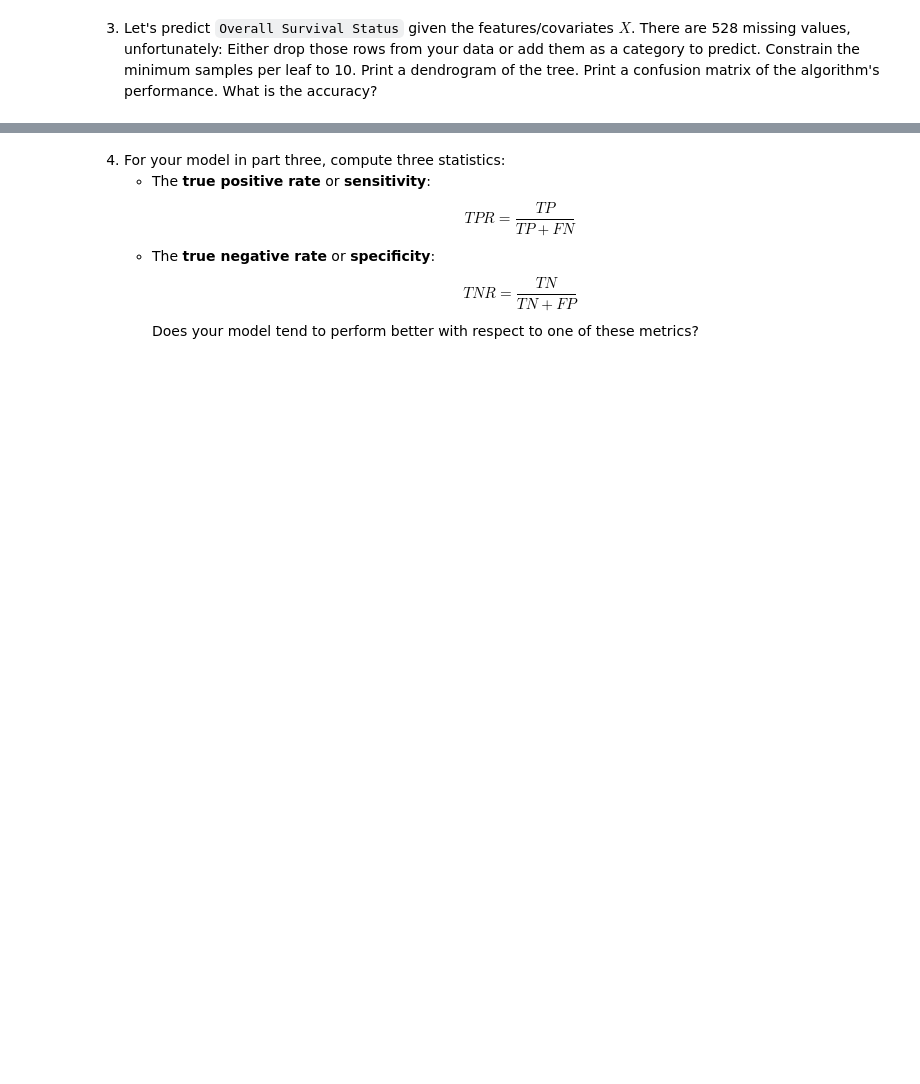
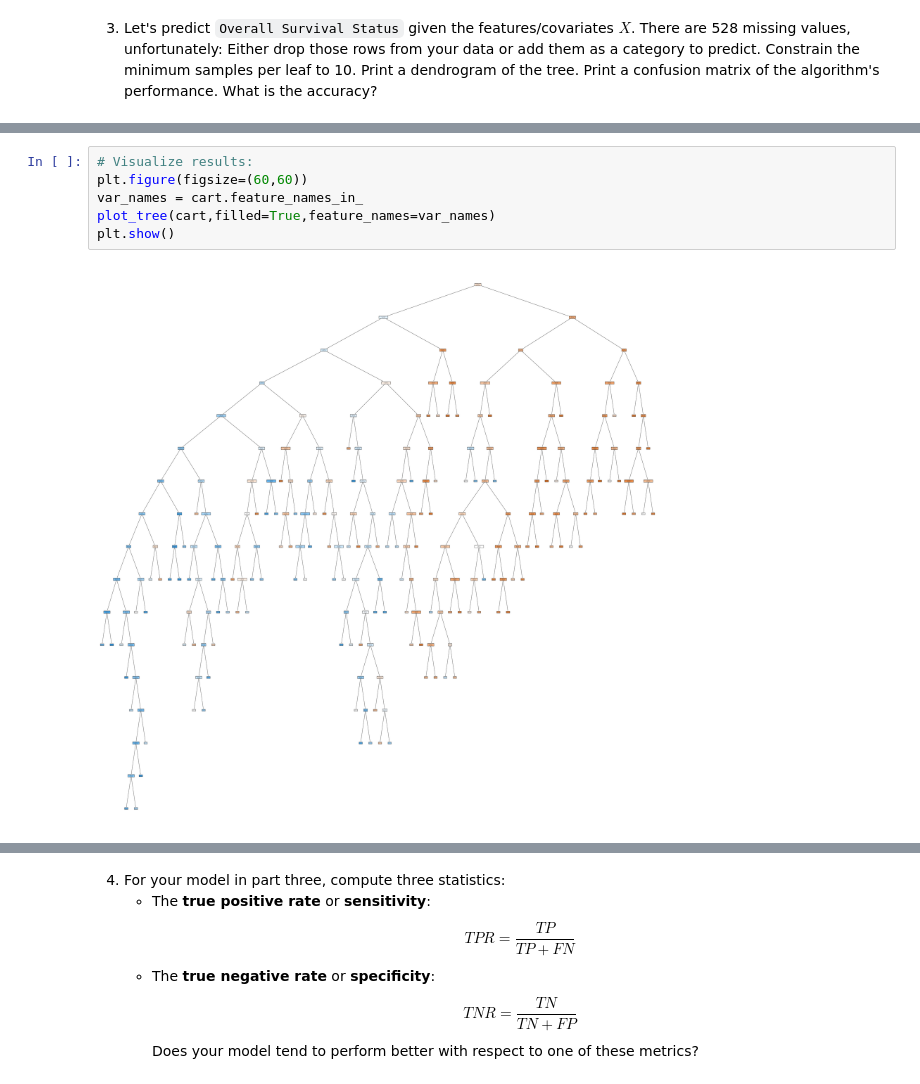
Before and after one commit to xec9cp/trees_assignment, a Jupyter notebook: assignment.ipynb, the cells around one changed output, grey strips where cells are left out. Saved outputs shown, nothing was run; the diff lists cells and outputs as text; blank space fills up the shorter version.

```diff
--- a/assignment.ipynb
+++ b/assignment.ipynb
@@ -103,0 +94,8 @@ ValueError: Found input variables with inconsistent numbers of samples: [2509, 1
+# %%
+# Visualize results:
+plt.figure(figsize=(60,60))
+var_names = cart.feature_names_in_
+plot_tree(cart,filled=True,feature_names=var_names)
+plt.show()
+# %% [output]
+[figure, added]
```
Also changed, not shown: parts of 16 cells of this notebook.
